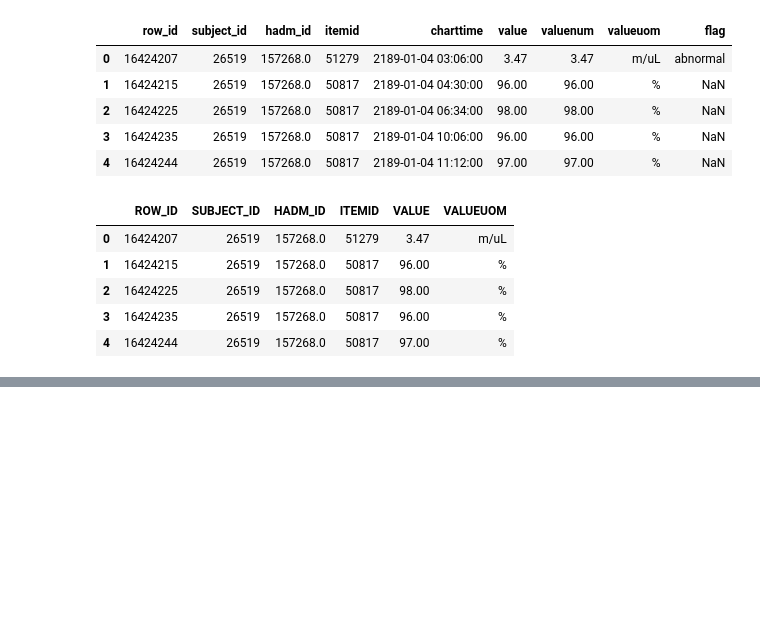
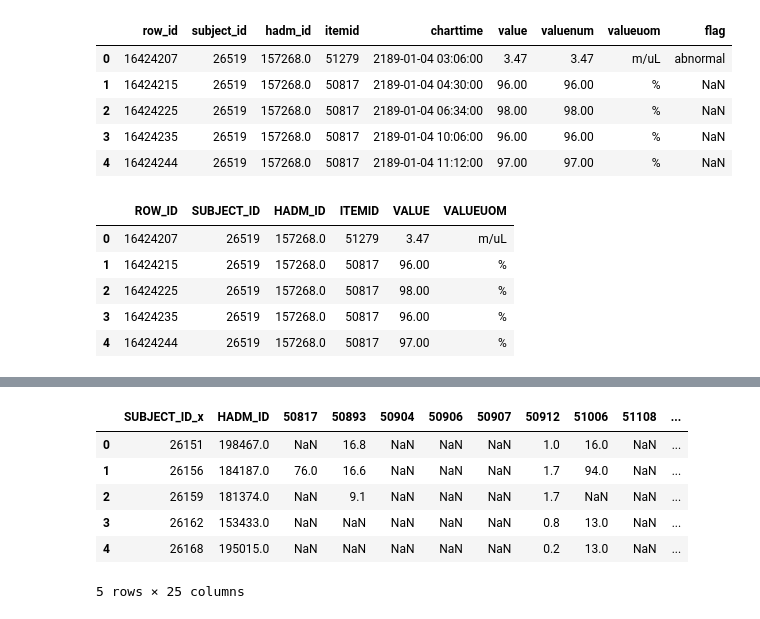
Before and after one commit to apimplaskar/csm185-project, a Jupyter notebook: DataCreation.ipynb, the cells around one changed output, grey strips where cells are left out. Drawn from its saved outputs; the diff is of its cells as text; code cells hidden in the pictures; blank space fills up the shorter version.

Commit message:
condensing data + creating feature data frame - Aditya

```diff
--- a/DataCreation.ipynb
+++ b/DataCreation.ipynb
@@ -316,0 +342,3 @@ len(labevents["SUBJECT_ID"].unique())
+# %%
+labeventstest = labevents
+labeventstest.columns
@@ -316,0 +350,3 @@ len(labevents["SUBJECT_ID"].unique())
+# %%
+# goal is to sum together all rows of the same HADM_ID, summing pandas NaN does nothing so we can get away w this
+labeventstest = labeventstest.groupby(['SUBJECT_ID','HADM_ID'])[50817, 50893, 50904, 50906, 50907, 50912, 51006, 51108, 51237, 51265, 51279, 51300].sum(min_count = 1).reset_index()
@@ -316,0 +375,18 @@ len(labevents["SUBJECT_ID"].unique())
+# %%
+# now need to match date/time against condensed lab events
+labeventstest.head()
+labeventstest = pd.merge(labeventstest, feb18data, how = 'left', on= 'HADM_ID', right_index= True, left_index = True)
+# %%
+#CLEAN
+labeventstest.columns
+labeventstest = labeventstest.drop(columns= ['ROW_ID', 'SUBJECT_ID_y', 'ITEMID', 'VALUE', 'VALUEUOM'])
+# %%
+labeventstest.head()
+# %% [output]
+|  | SUBJECT_ID_x | HADM_ID | 50817 | 50893 | 50904 | 50906 | 50907 | 50912 | 51006 | 51108 | ... |
+| 0 | 26151 | 198467.0 | NaN | 16.8 | NaN | NaN | NaN | 1.0 | 16.0 | NaN | ... |
+| 1 | 26156 | 184187.0 | 76.0 | 16.6 | NaN | NaN | NaN | 1.7 | 94.0 | NaN | ... |
+| 2 | 26159 | 181374.0 | NaN | 9.1 | NaN | NaN | NaN | 1.7 | NaN | NaN | ... |
+| 3 | 26162 | 153433.0 | NaN | NaN | NaN | NaN | NaN | 0.8 | 13.0 | NaN | ... |
+| 4 | 26168 | 195015.0 | NaN | NaN | NaN | NaN | NaN | 0.2 | 13.0 | NaN | ... |
+5 rows × 25 columns
```
Also changed, not shown: parts of 11 cells of this notebook.
